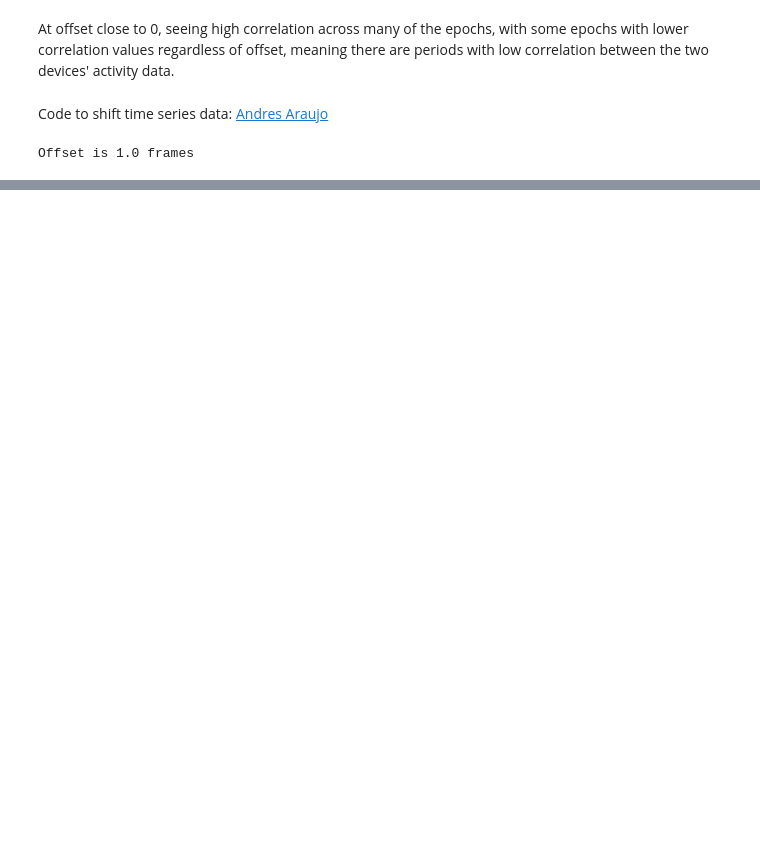
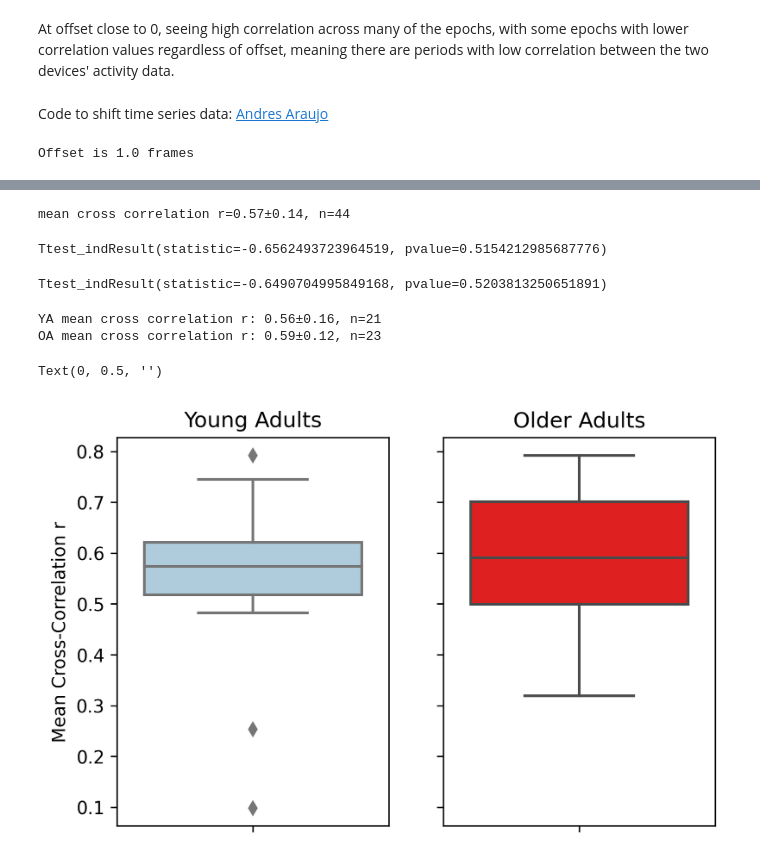
Before and after one commit to UTCogNeuroLab/wearables, a Jupyter notebook: notebooks/Fitbit Actiwatch Time Series Correlation.ipynb, the cells around one changed output, grey strips where cells are left out. Cells and saved outputs as stored; diff of their text form; code cells hidden in the pictures; blank space fills up the shorter version.

```diff
--- a/notebooks/Fitbit Actiwatch Time Series Correlation.ipynb
+++ b/notebooks/Fitbit Actiwatch Time Series Correlation.ipynb
@@ -862,17 +331,0 @@ df1.describe()
-# %%
-fitbit_sleep_files = glob.glob(home_dir + "/Box/CogNeuroLab/Wearables/data/fitbit/*sleepDay*.csv")
-fitbit_sleep_files
-
-fit_sleep = pd.DataFrame(columns = ['SleepDay', 'TotalSleepRecords', 'TotalMinutesAsleep', 'TotalTimeInBed', 'Subject'])
-
-
-for file in fitbit_sleep_files:
-    subject = str.split(file, "WA_")[1][0:5]
-    print(subject)
-
-    a = pd.read_csv(file, sep = ",")
-    a['Subject'] = subject
-    fit_sleep = pd.concat((fit_sleep, a))
-
-fit_sleep['interval_number'] = fit_sleep.index
-fit_sleep
@@ -970,5 +331,0 @@ Index(['SleepDay', 'TotalSleepRecords', 'TotalMinutesAsleep', 'TotalTimeInBed',
-# %%
-column_1 = df_sleep["sleep_time"].astype('float')
-column_2 = df_sleep["TotalMinutesAsleep"].astype('float')
-correlation = column_1.corr(column_2)
-correlation
@@ -989,6 +331,0 @@ df_sleep["sleep_time"].astype('float').mean() - df_sleep["TotalMinutesAsleep"].a
-# %%
-df_sleep['tib'] = (df_sleep["sleep_time"].astype('float') * 100)/df_sleep["percent_sleep"].astype('float')
-column_1 = df_sleep["tib"].astype('float')
-column_2 = df_sleep["TotalTimeInBed"].astype('float')
-correlation = column_1.corr(column_2)
-correlation
@@ -1036,0 +530,35 @@ df_sleep["tib"].astype('float').mean() - df_sleep["TotalTimeInBed"].astype('floa
+# %%
+print('mean cross correlation r=%.2f±%.2f, n=%.f' % (cc_df['cross_cor'].mean(), cc_df['cross_cor'].std(), len(cc_df)))
+# %% [output]
+mean cross correlation r=0.57±0.14, n=44
+# %%
+from scipy.stats import ttest_ind
+
+ya = cc_df[cc_df['subject'].str.startswith('1')]
+oa = cc_df[cc_df['subject'].str.startswith('2')]
+
+ttest_ind(ya['cross_cor'], oa['cross_cor'], nan_policy = 'omit')
+# %% [output]
+Ttest_indResult(statistic=-0.6562493723964519, pvalue=0.5154212985687776)
+# %%
+ttest_ind(ya['cross_cor'], oa['cross_cor'], nan_policy = 'omit', equal_var=False)
+# %% [output]
+Ttest_indResult(statistic=-0.6490704995849168, pvalue=0.5203813250651891)
+# %%
+print('YA mean cross correlation r: %.2f±%.2f, n=%.f' % (ya['cross_cor'].mean(), ya['cross_cor'].std(), len(ya)))
+print('OA mean cross correlation r: %.2f±%.2f, n=%.f' % (oa['cross_cor'].mean(), oa['cross_cor'].std(), len(oa)))
+# %% [output]
+YA mean cross correlation r: 0.56±0.16, n=21
+OA mean cross correlation r: 0.59±0.12, n=23
+# %%
+sns.set_palette(sns.color_palette('Paired'))
+fig, axes = plt.subplots(nrows=1, ncols=2, dpi=300, sharey=True)
+sns.boxplot(y = ya['cross_cor'], ax = axes[0])
+sns.boxplot(y = oa['cross_cor'], ax = axes[1], color = 'r')
+axes[0].set_title('Young Adults')
+axes[1].set_title('Older Adults')
+axes[0].set_ylabel('Mean Cross-Correlation r')
+axes[1].set_ylabel('')
+# %% [output]
+Text(0, 0.5, '')
+[figure, added]
```
Also changed, not shown: parts of 64 cells of this notebook, 2 other files.
